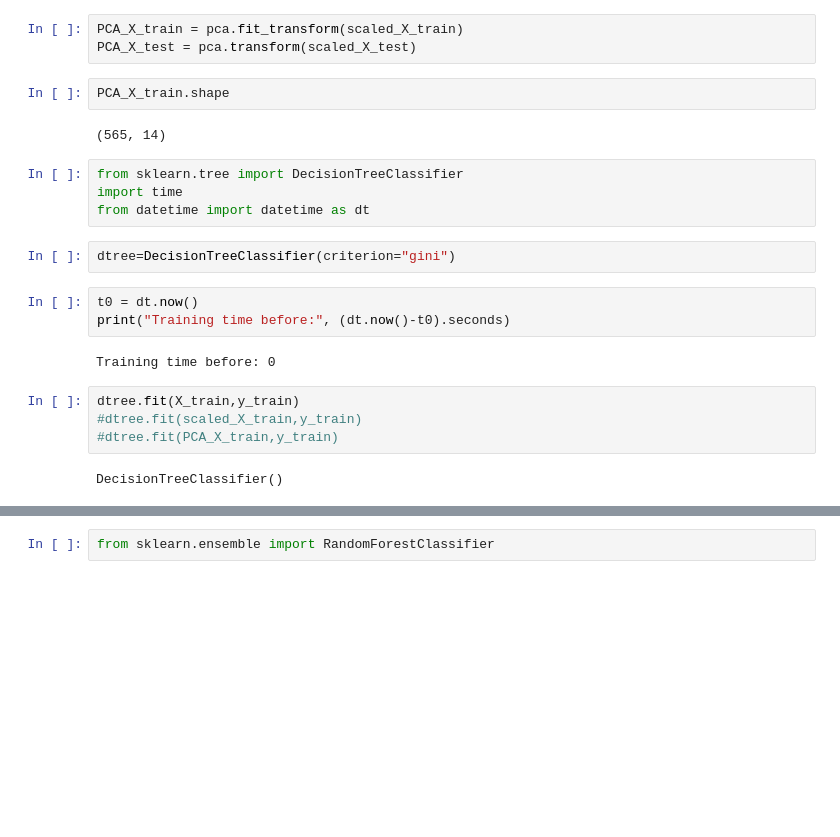
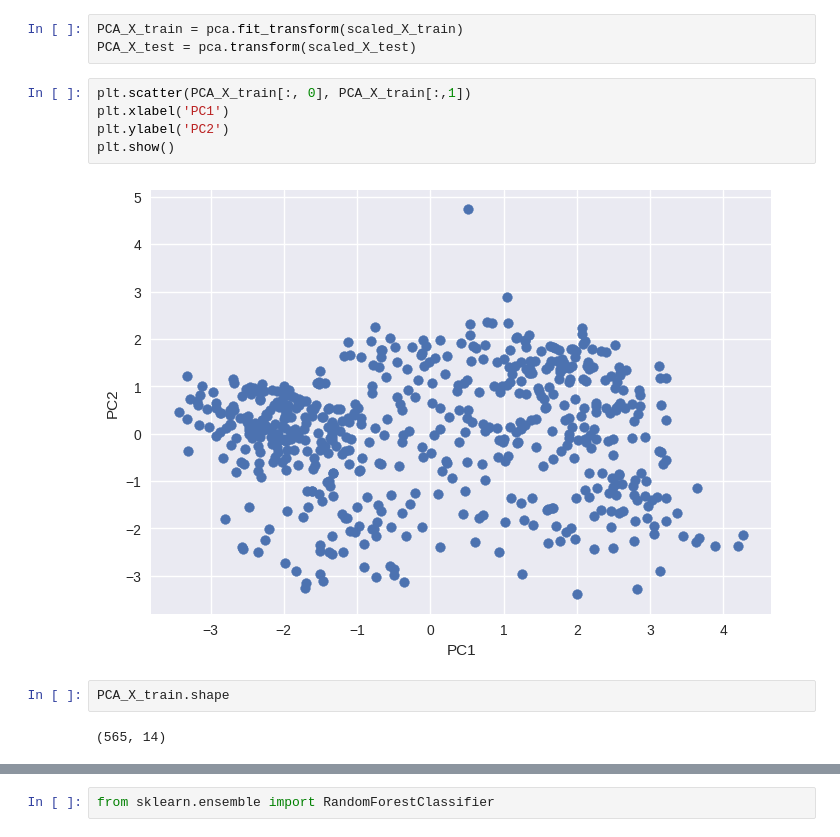
Before and after one commit to lovepreetmultani/python, a Jupyter notebook: HeartFailurePrediction.ipynb, the cells around one changed output, grey strips where cells are left out. Cells and saved outputs as stored; diff of their text form; blank space fills up the shorter version.

```diff
--- a/HeartFailurePrediction.ipynb
+++ b/HeartFailurePrediction.ipynb
@@ -589,24 +642,14 @@ scaled_X_test = scaler.transform(X_test)
 # %%
 PCA_X_train = pca.fit_transform(scaled_X_train)
 PCA_X_test = pca.transform(scaled_X_test)
+# %%
+plt.scatter(PCA_X_train[:, 0], PCA_X_train[:,1])
+plt.xlabel('PC1')
+plt.ylabel('PC2')
+plt.show()
+# %% [output]
+[figure, added]
 # %%
 PCA_X_train.shape
 # %% [output]
 (565, 14)
-# %%
-from sklearn.tree import DecisionTreeClassifier
-import time
-from datetime import datetime as dt
-# %%
-dtree=DecisionTreeClassifier(criterion="gini")
-# %%
-t0 = dt.now()
-print("Training time before:", (dt.now()-t0).seconds)
-# %% [output]
-Training time before: 0
-# %%
-dtree.fit(X_train,y_train)
-#dtree.fit(scaled_X_train,y_train)
-#dtree.fit(PCA_X_train,y_train)
-# %% [output]
-DecisionTreeClassifier()
```
Also changed, not shown: parts of 80 cells of this notebook.
